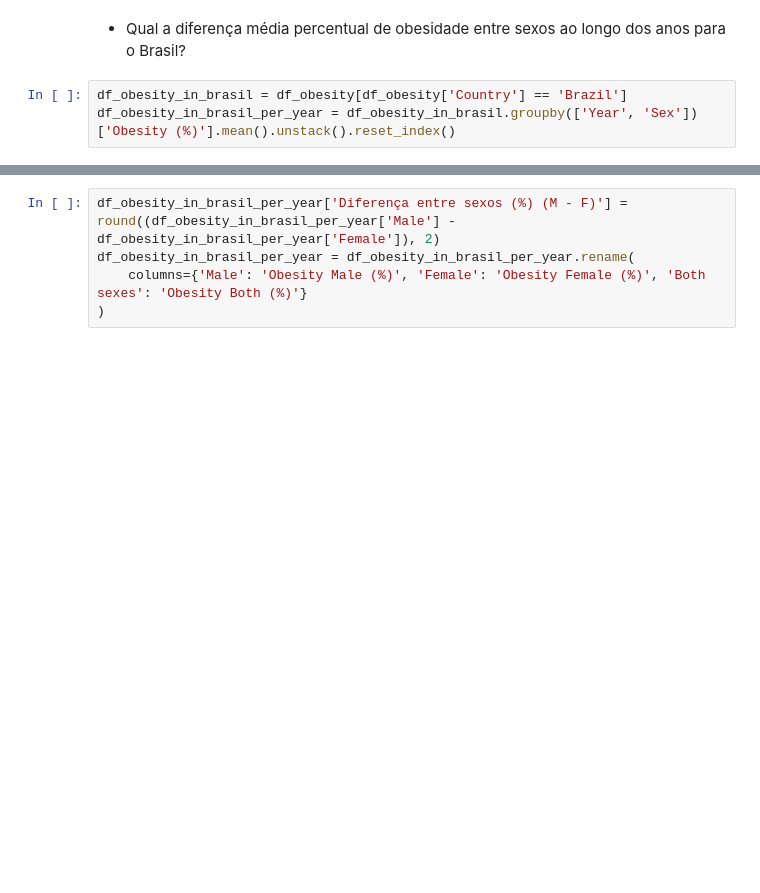
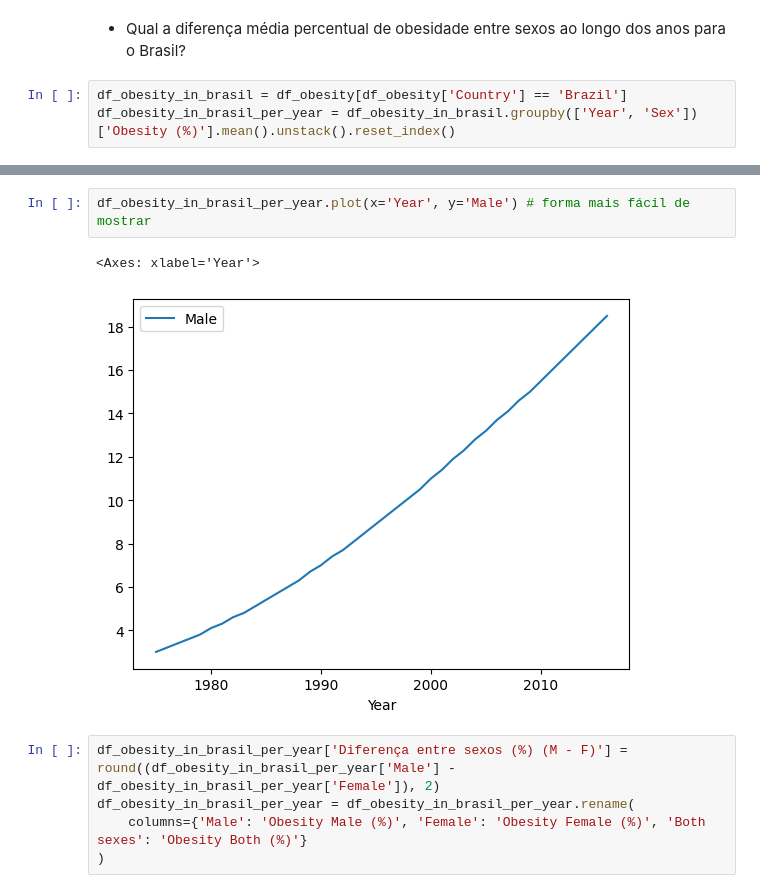
Before and after one commit to salanmato/asimov_analise-de-dados-pandas-sql, a Jupyter notebook: projeto-analise-de-dados.ipynb, the cells around one changed output, grey strips where cells are left out. Saved outputs shown, nothing was run; the diff lists cells and outputs as text; blank space fills up the shorter version.

```diff
--- a/projeto-analise-de-dados.ipynb
+++ b/projeto-analise-de-dados.ipynb
@@ -130,3 +132,8 @@ df_obesity_in_brasil_per_year
+# %%
+df_obesity_in_brasil_per_year.plot(x='Year', y='Male') # forma mais fácil de mostrar
+# %% [output]
+<Axes: xlabel='Year'>
+[figure, added]
 # %%
 df_obesity_in_brasil_per_year['Diferença entre sexos (%) (M - F)'] = round((df_obesity_in_brasil_per_year['Male'] - df_obesity_in_brasil_per_year['Female']), 2)
 df_obesity_in_brasil_per_year = df_obesity_in_brasil_per_year.rename(
```
Also changed, not shown: parts of 29 cells of this notebook.
